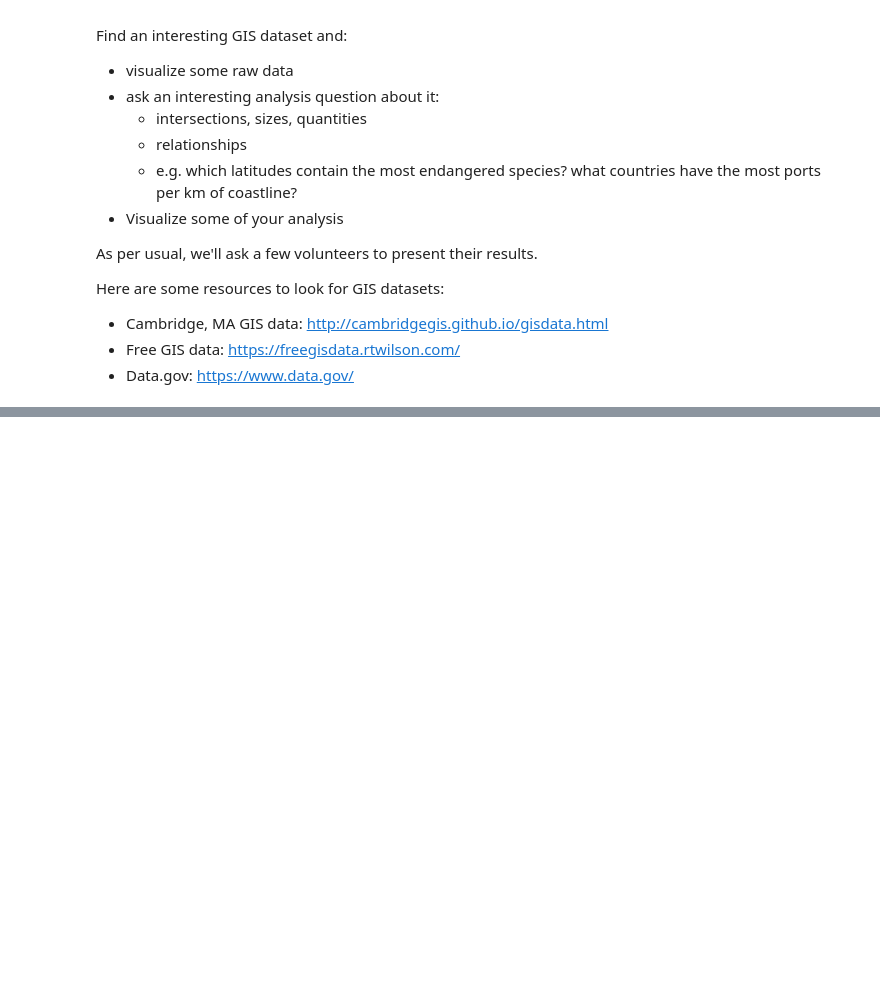
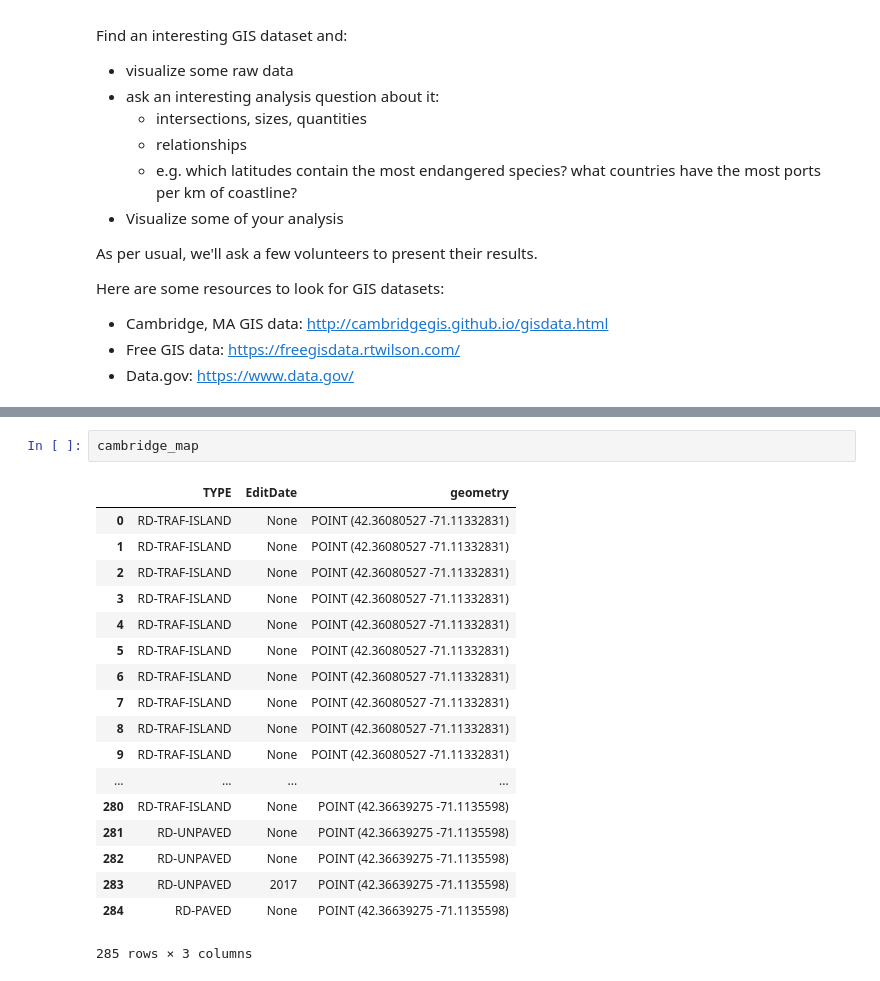
Before and after one commit to bwsi-hadr/03-intro-to-gis-dylan-pham, a Jupyter notebook: 03_Intro_to_GIS.ipynb, the cells around one changed output, grey strips where cells are left out. Cells and saved outputs as stored; diff of their text form; blank space fills up the shorter version.

```diff
--- a/03_Intro_to_GIS.ipynb
+++ b/03_Intro_to_GIS.ipynb
@@ -483,0 +495,21 @@ crash_data
+# %%
+cambridge_map
+# %% [output]
+|  | TYPE | EditDate | geometry |
+| 0 | RD-TRAF-ISLAND | None | POINT (42.36080527 -71.11332831) |
+| 1 | RD-TRAF-ISLAND | None | POINT (42.36080527 -71.11332831) |
+| 2 | RD-TRAF-ISLAND | None | POINT (42.36080527 -71.11332831) |
+| 3 | RD-TRAF-ISLAND | None | POINT (42.36080527 -71.11332831) |
+| 4 | RD-TRAF-ISLAND | None | POINT (42.36080527 -71.11332831) |
+| 5 | RD-TRAF-ISLAND | None | POINT (42.36080527 -71.11332831) |
+| 6 | RD-TRAF-ISLAND | None | POINT (42.36080527 -71.11332831) |
+| 7 | RD-TRAF-ISLAND | None | POINT (42.36080527 -71.11332831) |
+| 8 | RD-TRAF-ISLAND | None | POINT (42.36080527 -71.11332831) |
+| 9 | RD-TRAF-ISLAND | None | POINT (42.36080527 -71.11332831) |
+| ... | ... | ... | ... |
+| 280 | RD-TRAF-ISLAND | None | POINT (42.36639275 -71.1135598) |
+| 281 | RD-UNPAVED | None | POINT (42.36639275 -71.1135598) |
+| 282 | RD-UNPAVED | None | POINT (42.36639275 -71.1135598) |
+| 283 | RD-UNPAVED | 2017 | POINT (42.36639275 -71.1135598) |
+| 284 | RD-PAVED | None | POINT (42.36639275 -71.1135598) |
+285 rows × 3 columns
```
Also changed, not shown: parts of 3 cells of this notebook.
